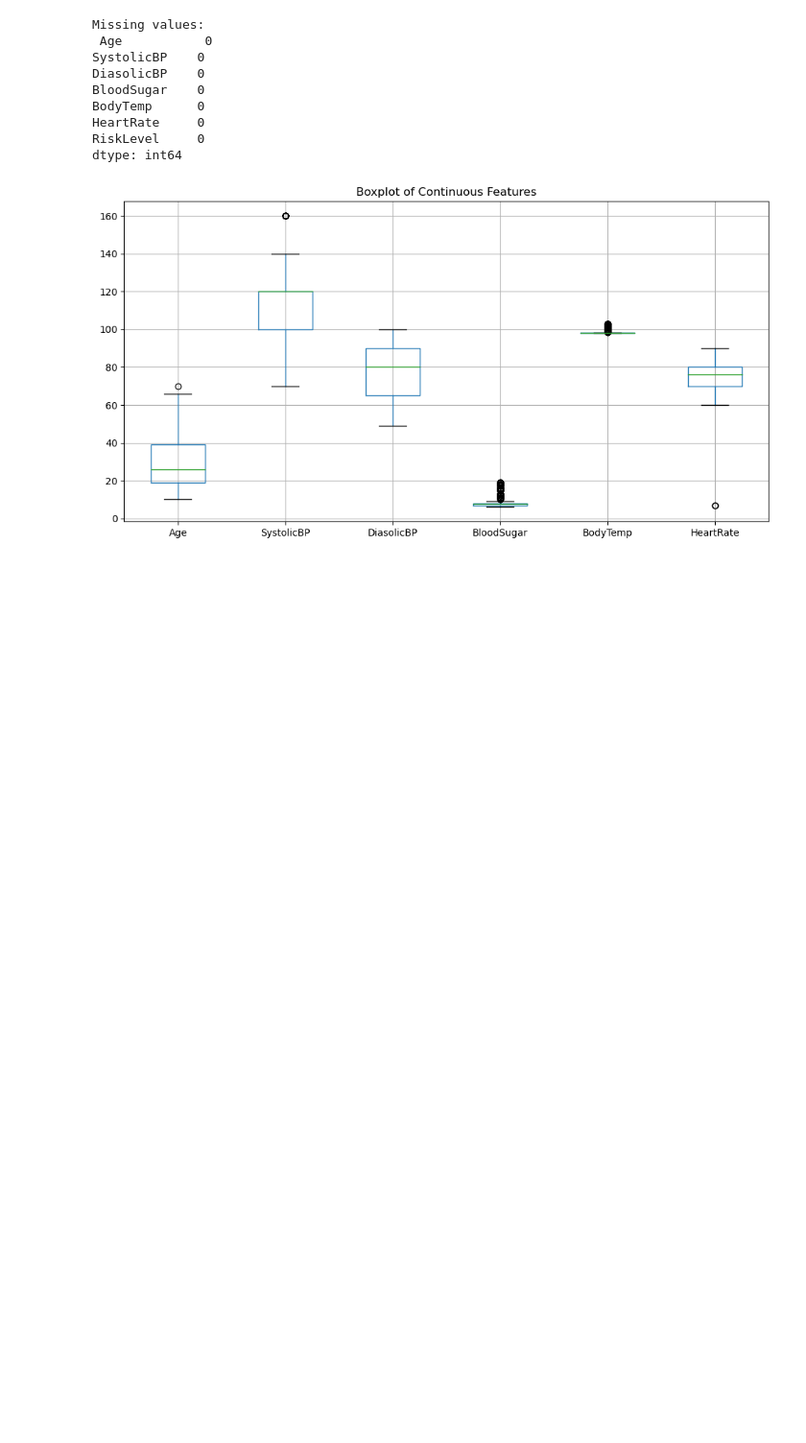
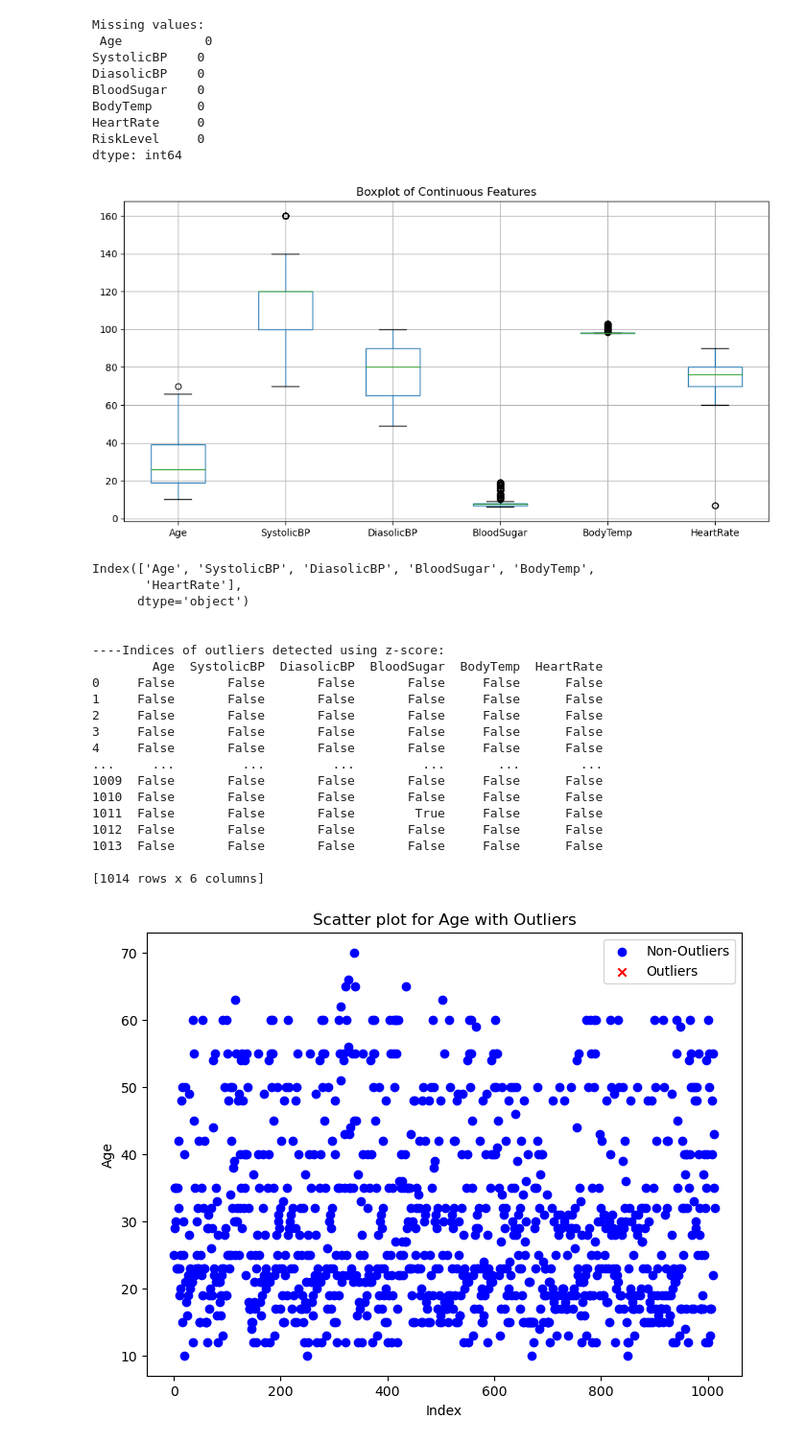
Before and after one commit to Willsu00/FFD-Data-Exploration-and-Classification, a Jupyter notebook: WilliamSukjaem18029208Assignment1.ipynb, the cells around one changed output. Shown at 96% size. Drawn from its saved outputs; the diff is of its cells as text; code cells hidden in the pictures; blank space fills up the shorter version.

Commit message:
z-score outlier removal

```diff
--- a/WilliamSukjaem18029208Assignment1.ipynb
+++ b/WilliamSukjaem18029208Assignment1.ipynb
@@ -109,3 +109,66 @@ HeartRate     0
 RiskLevel     0
 dtype: int64
 [figure]
+# %%
+# Possible Z-Score Outliers --- Cleaning step????
+
+numeric_cols = Maternal_Health.select_dtypes(include=['int64', 'float64']).columns
+
+print(numeric_cols)
+
+#Calculate Z-Scores
+z_scores = stats.zscore(Maternal_Health[numeric_cols])
+
+#Outlier Detection
+# Identify and print outliers based on a threshold (e.g., z-score > 3 or < -3)
+numeric_cols = Maternal_Health.select_dtypes(include=['int64', 'float64']).columns
+
+z_scores = stats.zscore(Maternal_Health[numeric_cols])
+
+z_score_threshold = 3
+
+outlier_mask = z_scores > z_score_threshold
+
+print("\n\n----Indices of outliers detected using z-score:")
+print(outlier_mask)
+
+
+for col in numeric_cols:
+
+    plt.figure(figsize=(8, 6))
+    plt.scatter(Maternal_Health.index[~outlier_mask[col]], Maternal_Health[col][~outlier_mask[col]], marker='o', label='Non-Outliers', color='blue')
+    plt.scatter(Maternal_Health.index[outlier_mask[col]], Maternal_Health[col][outlier_mask[col]], marker='x', label='Outliers', color='red')
+    plt.xlabel('Index')
+    plt.ylabel(col)
+    plt.title(f'Scatter plot for {col} with Outliers')
+    plt.legend()
+    plt.show()
+
+
+# blood_sugar = Maternal_Health['BloodSugar']
+# top_75_percentile = blood_sugar.quantile(0.75)
+# values_greater_than_75_percentile = blood_sugar[blood_sugar > top_75_percentile]
+
+# print(values_greater_than_75_percentile)
+# %% [output]
+Index(['Age', 'SystolicBP', 'DiasolicBP', 'BloodSugar', 'BodyTemp',
+       'HeartRate'],
+      dtype='object')
+
+
+----Indices of outliers detected using z-score:
+        Age  SystolicBP  DiasolicBP  BloodSugar  BodyTemp  HeartRate
+0     False       False       False       False     False      False
+1     False       False       False       False     False      False
+2     False       False       False       False     False      False
+3     False       False       False       False     False      False
+4     False       False       False       False     False      False
+...     ...         ...         ...         ...       ...        ...
+1009  False       False       False       False     False      False
+1010  False       False       False       False     False      False
+1011  False       False       False        True     False      False
+1012  False       False       False       False     False      False
+1013  False       False       False       False     False      False
+
+[1014 rows x 6 columns]
+[figure, added]
```
Also changed, not shown: parts of 6 cells of this notebook, 5 other files.
